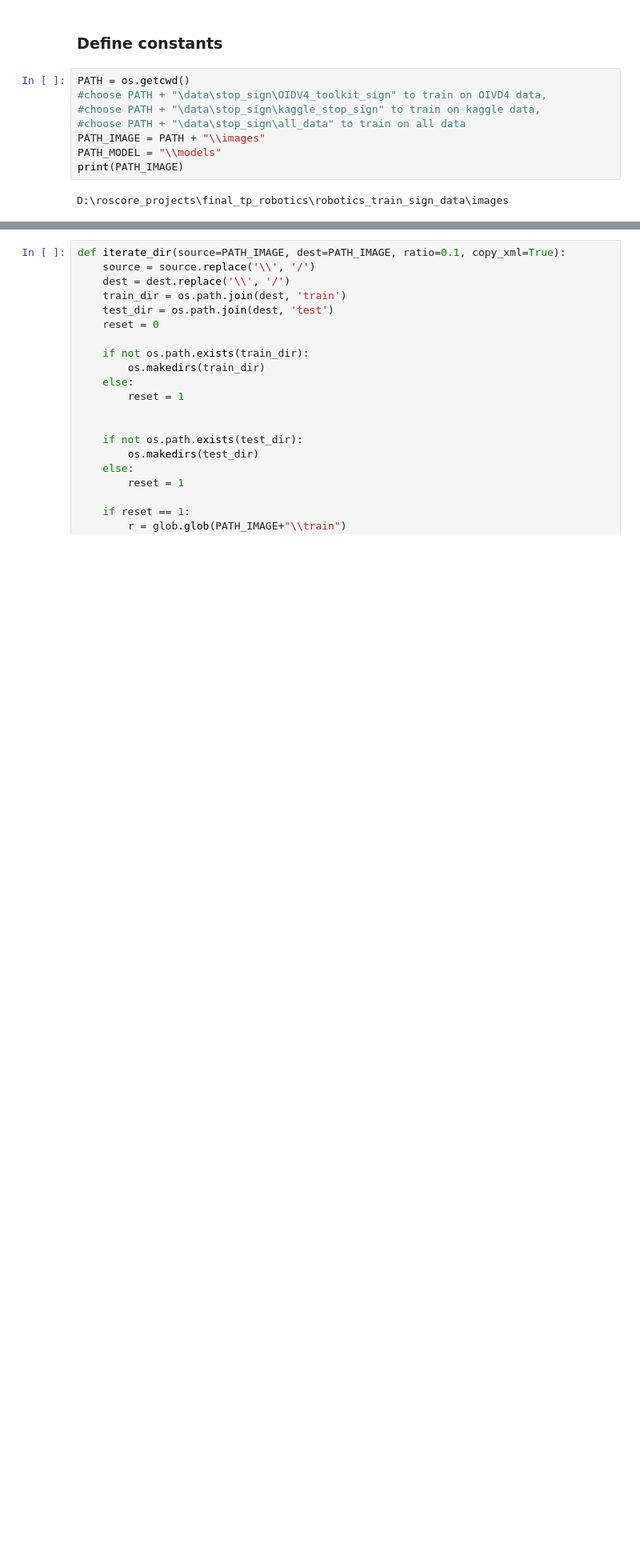
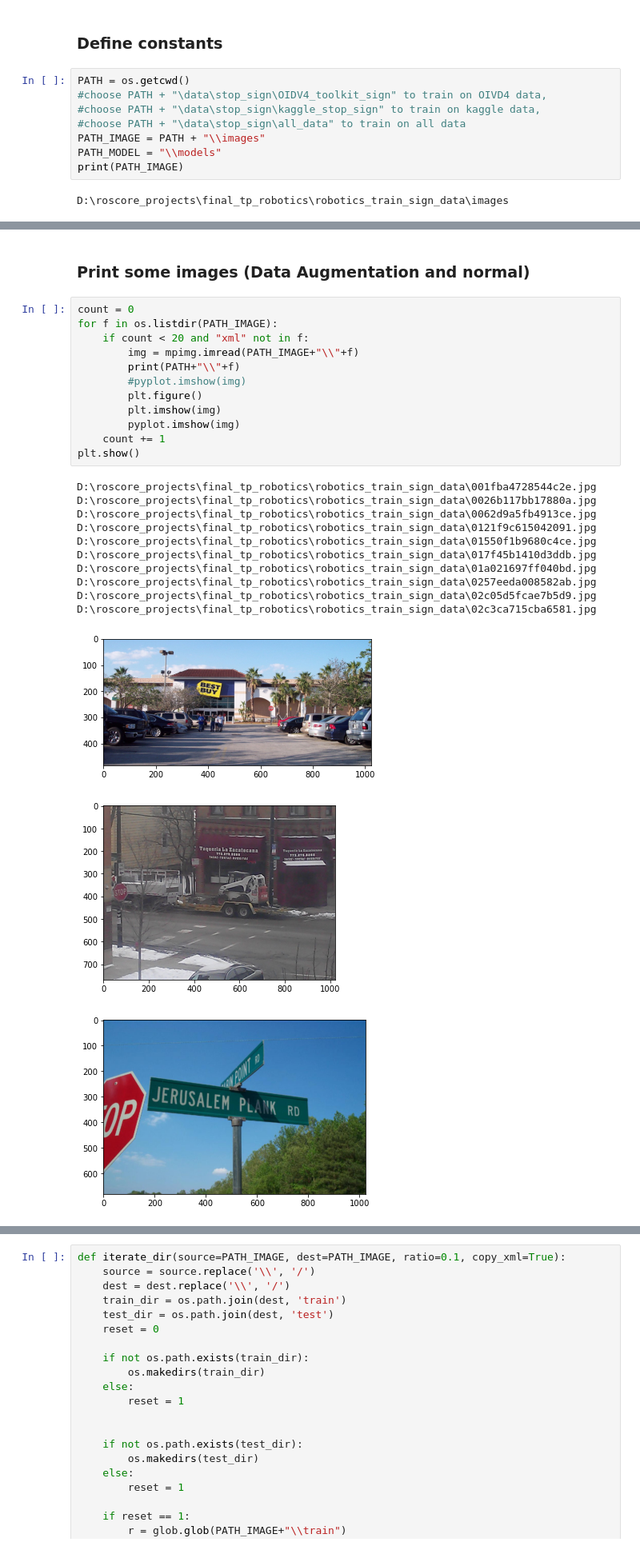
Before and after one commit to Dreamsplutox/robotics_train_sign_data, a Jupyter notebook: stop_sign_train.ipynb, the cells around one changed output, grey strips where cells are left out. Shown at 80% size. Drawn from its saved outputs; the diff is of its cells as text; blank space fills up the shorter version.

```diff
--- a/stop_sign_train.ipynb
+++ b/stop_sign_train.ipynb
@@ -33,0 +77,28 @@ D:\roscore_projects\final_tp_robotics\robotics_train_sign_data\images
+# %% [markdown]
+### Print some images (Data Augmentation and normal)
+# %%
+count = 0
+for f in os.listdir(PATH_IMAGE):
+    if count < 20 and "xml" not in f:
+        img = mpimg.imread(PATH_IMAGE+"\\"+f)
+        print(PATH+"\\"+f)
+        #pyplot.imshow(img)
+        plt.figure()
+        plt.imshow(img)
+        pyplot.imshow(img)
+    count += 1
+plt.show()
+# %% [output]
+D:\roscore_projects\final_tp_robotics\robotics_train_sign_data\001fba4728544c2e.jpg
+D:\roscore_projects\final_tp_robotics\robotics_train_sign_data\0026b117bb17880a.jpg
+D:\roscore_projects\final_tp_robotics\robotics_train_sign_data\0062d9a5fb4913ce.jpg
+D:\roscore_projects\final_tp_robotics\robotics_train_sign_data\0121f9c615042091.jpg
+D:\roscore_projects\final_tp_robotics\robotics_train_sign_data\01550f1b9680c4ce.jpg
+D:\roscore_projects\final_tp_robotics\robotics_train_sign_data\017f45b1410d3ddb.jpg
+D:\roscore_projects\final_tp_robotics\robotics_train_sign_data\01a021697ff040bd.jpg
+D:\roscore_projects\final_tp_robotics\robotics_train_sign_data\0257eeda008582ab.jpg
+D:\roscore_projects\final_tp_robotics\robotics_train_sign_data\02c05d5fcae7b5d9.jpg
+D:\roscore_projects\final_tp_robotics\robotics_train_sign_data\02c3ca715cba6581.jpg
+[figure, added]
+[figure, added]
+[figure, added]
```
Also changed, not shown: parts of 46 cells of this notebook, 7 other files.
